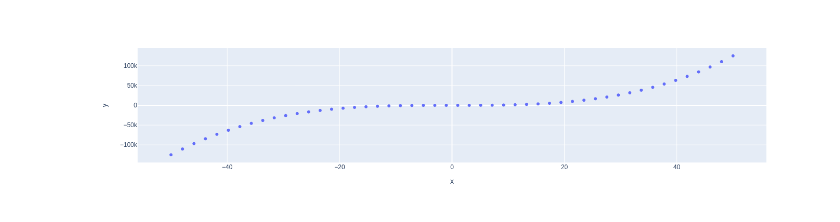
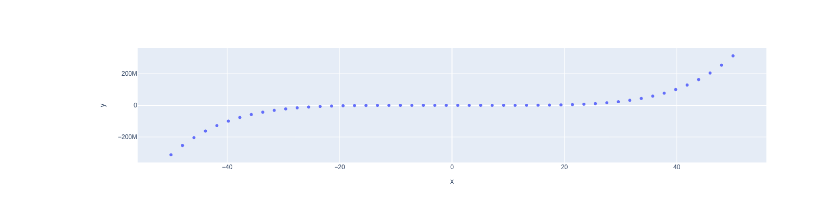
Before and after one commit to niksharma20/my-notebooks-repo, a Jupyter notebook: experiment1.ipynb, the cells around one changed output. Cells and saved outputs as stored; diff of their text form; code cells hidden in the pictures.

```diff
--- a/experiment1.ipynb
+++ b/experiment1.ipynb
@@ -1,28 +1,28 @@
 # %%
 import numpy as np
 
 import plotly.express as px
 
 
 
 # x-axis data points
 
 x = np.linspace(start=-50, stop=50)
 
 
 
 # y-axis data points
 
-y = x ** 3
+y = x ** 5
 
 
 
 # define the plot
 
 fig = px.scatter(x=x, y=y)
 
 
 
 fig.show()
 # %% [output]
-[figure, old version]
+[figure, new version]
```
